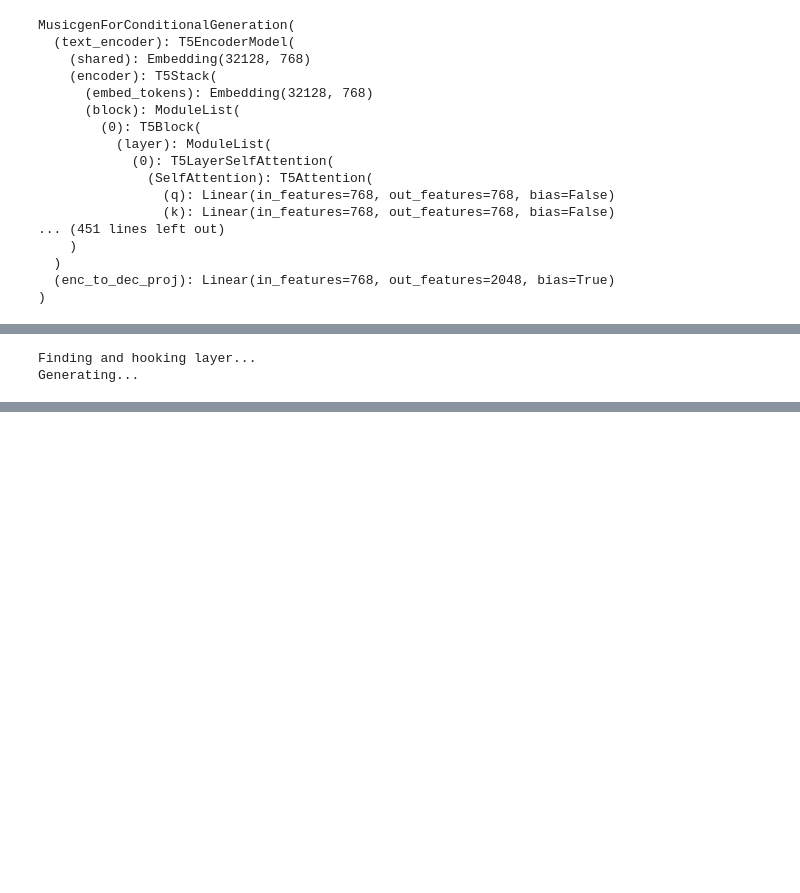
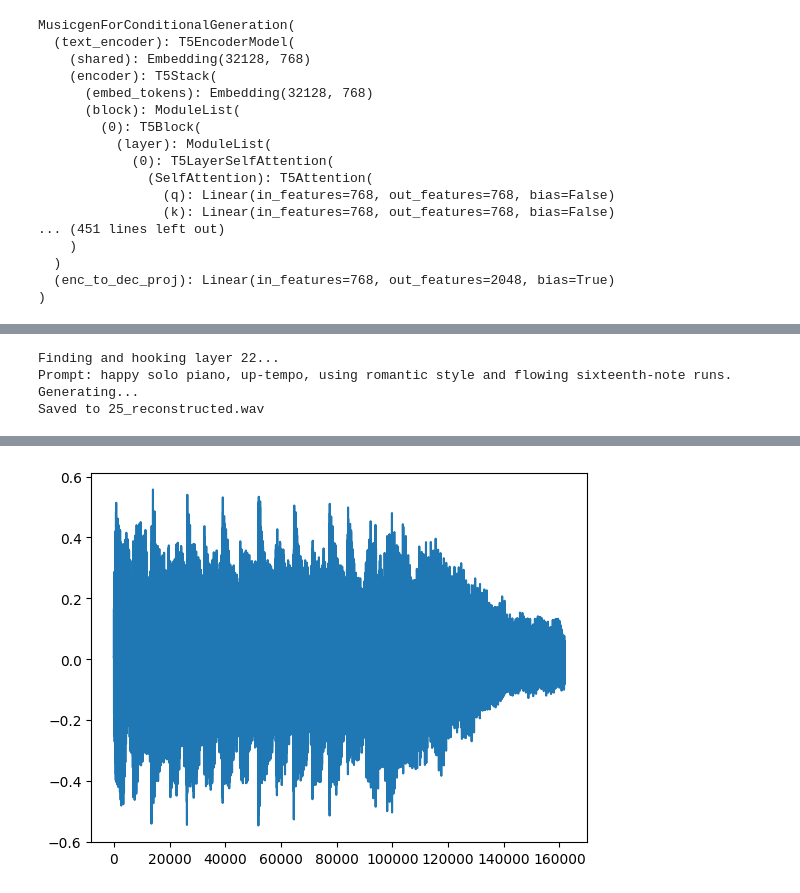
Before and after one commit to womogenes/musicgen-interp, a Jupyter notebook: notebooks/key_steering/key_steering.ipynb, the cells around one changed output, grey strips where cells are left out. Saved outputs shown, nothing was run; the diff lists cells and outputs as text; code cells hidden in the pictures; blank space fills up the shorter version.

```diff
--- a/notebooks/key_steering/key_steering.ipynb
+++ b/notebooks/key_steering/key_steering.ipynb
@@ -68,15 +88,20 @@ reg=[]
 # %%
 # Load your saved activations - shape (256, 2048)
-saved_activations = torch.load(act_path)
+clip_idx = 25
+clip = metadata[clip_idx]
+
+from pprint import pprint
+pprint(clip)
+
+act_path = clip["activations_path"]
+acts = torch.load(act_path)
 
 # Assuming this is the layer 22 output; add batch dim if needed
-layer_acts = saved_activations["decoder.model.decoder.layers.22"]  # adjust key as needed
-layer_acts = torch.cat(layer_acts, dim=1)
-
-# Shape should be (batch=1, seq_len=256, hidden=2048)
-if layer_acts.dim() == 2:
-    layer_acts = layer_acts.unsqueeze(0)
-layer_acts = layer_acts.to("cuda")
+layer_acts = acts["decoder.model.decoder.layers.22"]  # adjust key as needed
+layer_acts = torch.cat(layer_acts, dim=1).to("cuda")
 
 print(layer_acts.shape)
+print(minor_steer_vec.shape)
+
+Audio(clip["audio_path"])
 # %% [output]
@@ -85,26 +126,22 @@ torch.Size([2, 256, 2048])
 # Track generation step
 step_counter = [0]
 
+alpha = 15.0
+steering_vec = torch.tensor(minor_steer_vec, device="cuda", dtype=torch.float32)
+
 def patch_hook(module, inp, out):
     """Replace layer 22 output with saved activations at each step."""
-    step = step_counter[0]
-    assert step < layer_acts.shape[1]
-
-    # During autoregressive generation, we patch one token at a time
-    # out[0] is the hidden state, shape (batch, 1, hidden) for each new token
-    patched = layer_acts[:, step:step+1, :]
-    step_counter[0] += 1
-    return (patched,)
+    return (out[0] + alpha * steering_vec,)
 
 # Find and hook layer 22
-print("Finding and hooking layer...")
-
+print(f"Finding and hooking layer {LAYER_IDX}...")
 for name, module in model.decoder.named_modules():
-    if name == "model.decoder.layers.22":
+    if name == f"model.decoder.layers.{LAYER_IDX}":
         module._forward_hooks.clear()
         handle = module.register_forward_hook(patch_hook)
         break
 
+print(f"Prompt: {clip['prompt']}")
 inputs = processor(
     text=clip["prompt"],
     padding=True,
@@ -123,7 +160,18 @@ handle.remove()
 
 # Save audio (5s)
 clip_np = audio_values[0, 0].cpu().numpy()
-wavfile.write(f"{clip_idx:02d}_reconstructed.wav", rate=32000, data=clip_np)
+
+save_path = f"{clip_idx:02d}_reconstructed.wav"
+wavfile.write(save_path, rate=32000, data=clip_np)
+print(f"Saved to {save_path}")
 # %% [output]
-Finding and hooking layer...
+Finding and hooking layer 22...
+Prompt: happy solo piano, up-tempo, using romantic style and flowing sixteenth-note runs.
 Generating...
+Saved to 25_reconstructed.wav
+# %%
+from IPython.display import Audio
+
+plt.plot(clip_np)
+Audio(clip_np, rate=32000, normalize=False)
+# %% [output]
@@ -129,0 +179 @@ Generating...
+[figure, added]
```
Also changed, not shown: parts of 8 cells of this notebook, 1 other file.
